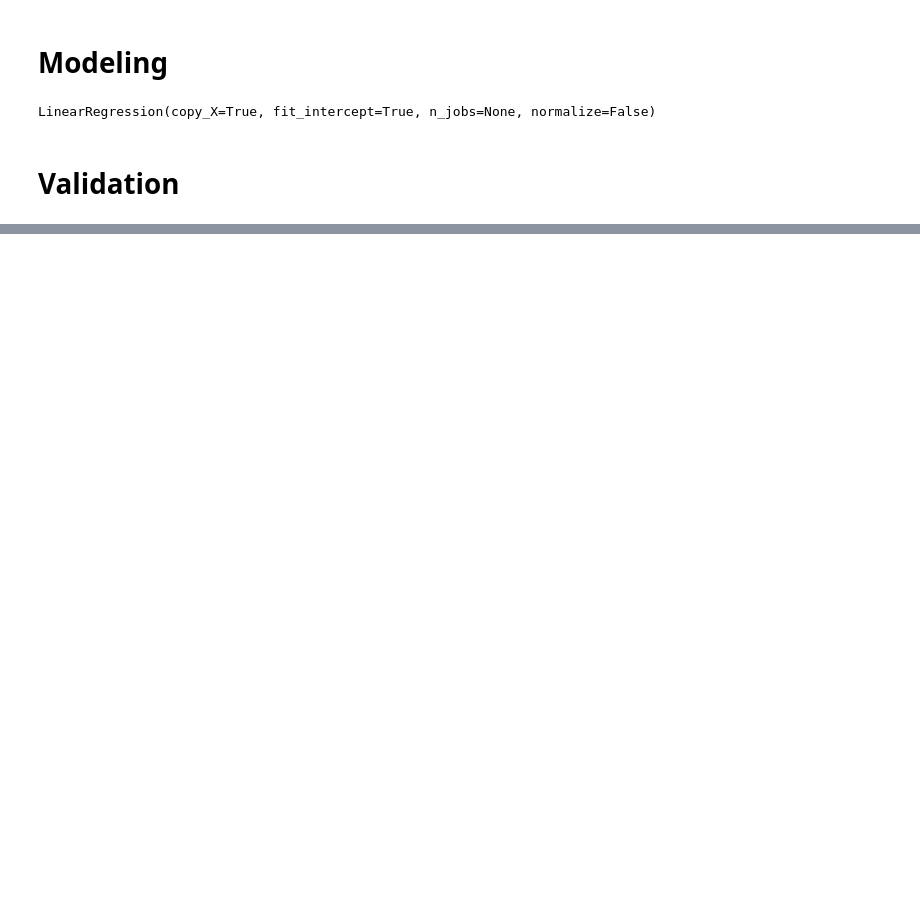
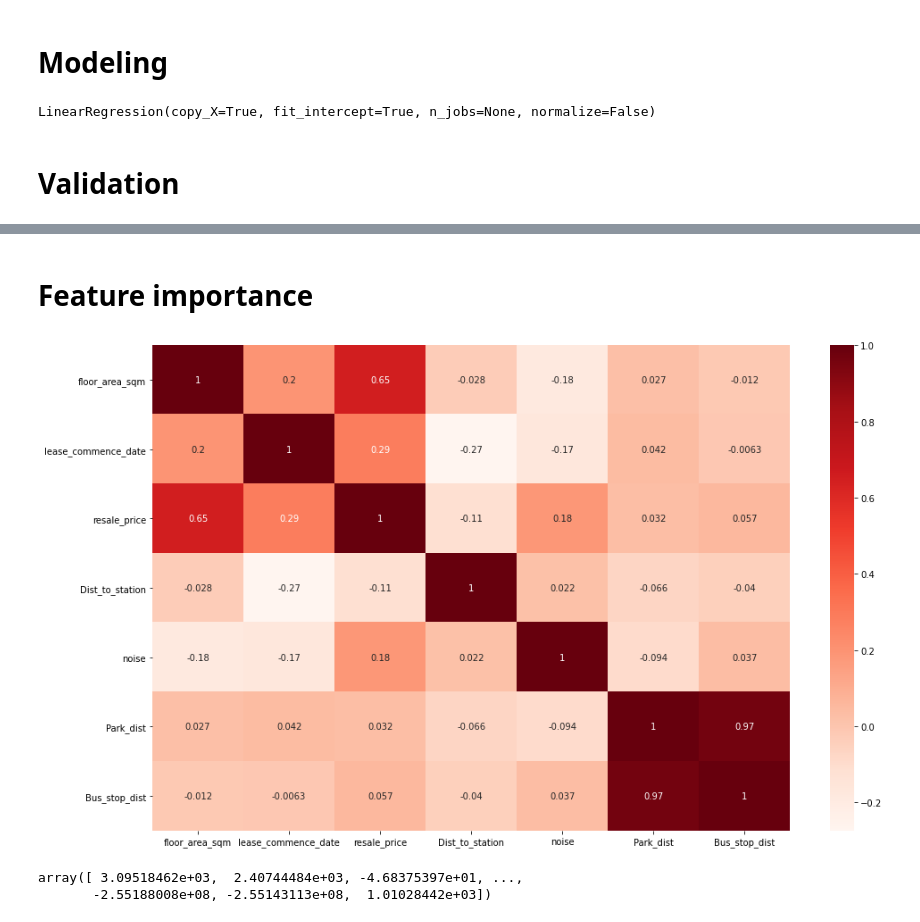
Before and after one commit to JasmineOuO/singapore-hdb-price-prediction, a Jupyter notebook: src/baseline-linear-regression.ipynb, the cells around one changed output, grey strips where cells are left out. Saved outputs shown, nothing was run; the diff lists cells and outputs as text; code cells hidden in the pictures; blank space fills up the shorter version.

```diff
--- a/src/baseline-linear-regression.ipynb
+++ b/src/baseline-linear-regression.ipynb
@@ -112,0 +132,13 @@ Text(0.5, 1.0, 'Correlation between target and predictions | R^2: -2.19706493094
+# %% [markdown]
+# Feature importance
+# %%
+cor = data.corr()
+sns.heatmap(cor, annot=True, cmap=plt.cm.Reds)
+plt.show()
+# %% [output]
+[figure, added]
+# %%
+model.coef_
+# %% [output]
+array([ 3.09518462e+03,  2.40744484e+03, -4.68375397e+01, ...,
+       -2.55188008e+08, -2.55143113e+08,  1.01028442e+03])
```
Also changed, not shown: parts of 20 cells of this notebook, 1 other file.
